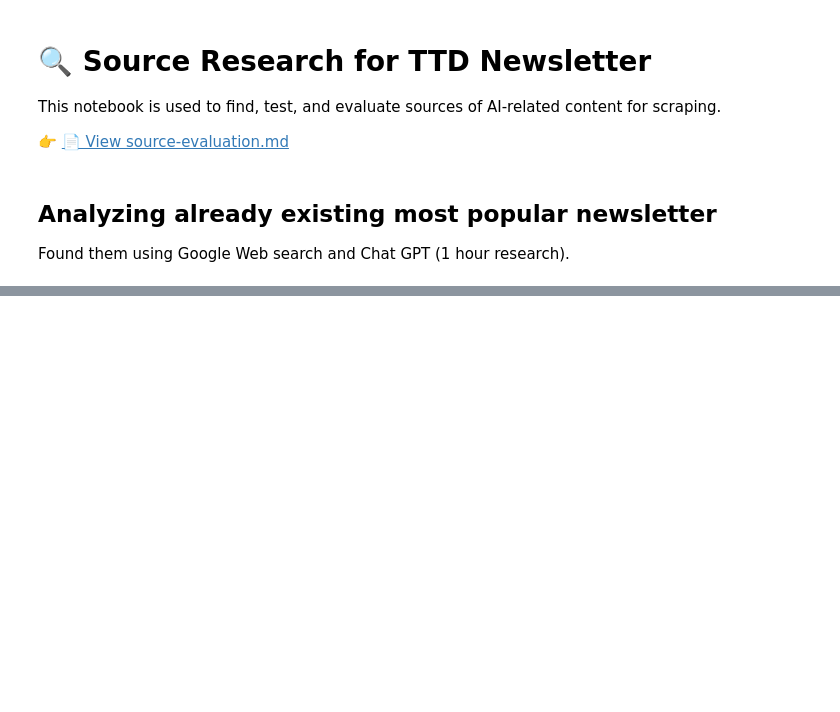
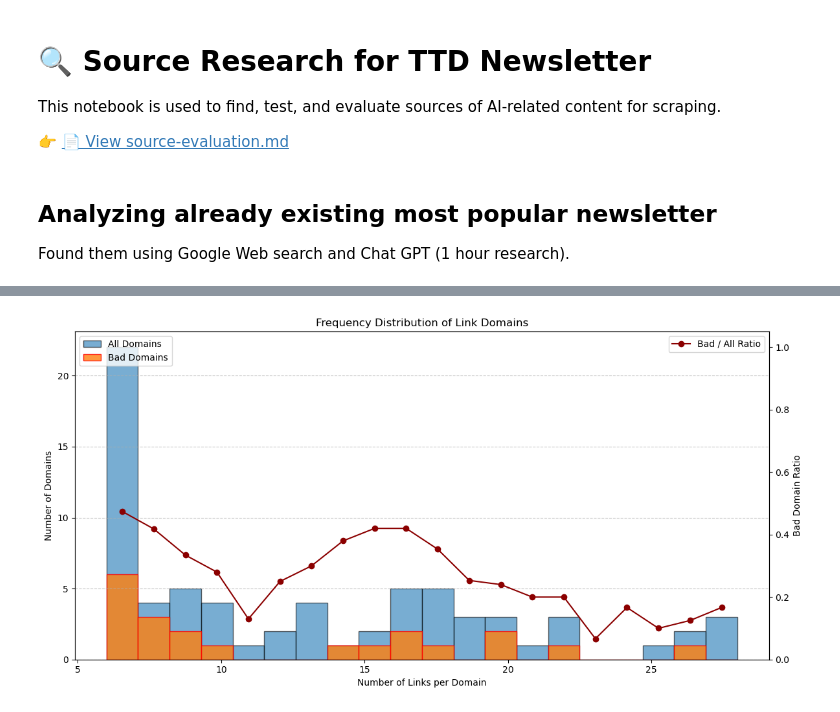
Before and after one commit to mcrilo33/hex_machina, a Jupyter notebook: notebooks/source_research.ipynb, the cells around one changed output, grey strips where cells are left out. Saved outputs shown, nothing was run; the diff lists cells and outputs as text; code cells hidden in the pictures; blank space fills up the shorter version.

```diff
--- a/notebooks/source_research.ipynb
+++ b/notebooks/source_research.ipynb
@@ -49,0 +222,11 @@ print(selected_newsletters)
+# %%
+plot_link_domain_distribution(
+    domain_counts,
+    bad_domain_list=bad_domain_list,
+    min_links=5, # min threshold
+    max_links=30,
+    bins=20,
+    title="Frequency Distribution of Link Domains"
+)
+# %% [output]
+[figure, added]
```
Also changed, not shown: parts of 13 cells of this notebook, 6 other files.
